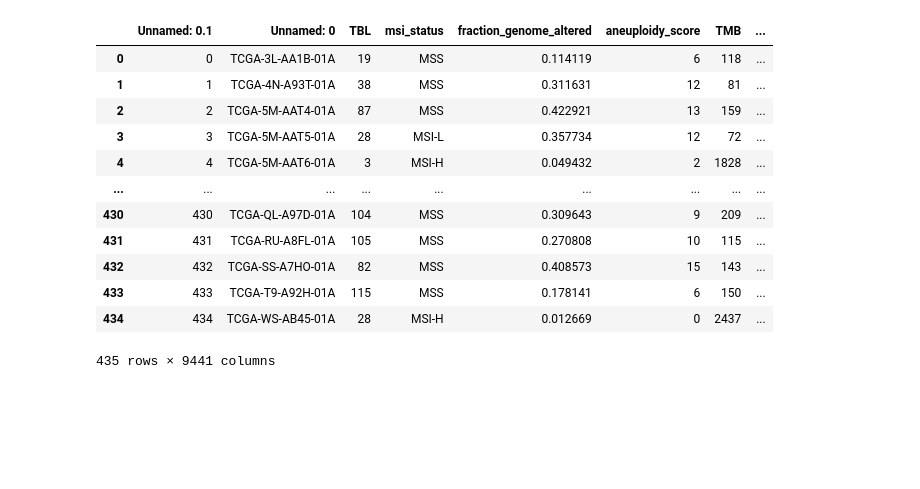
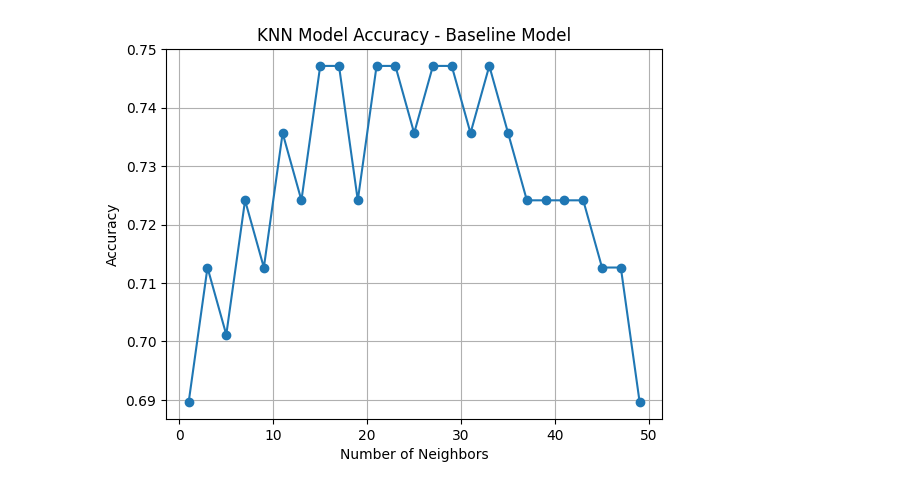
Before and after one commit to dnaae/ML-, a Jupyter notebook: KNN.ipynb, the cells around one changed output. Cells and saved outputs as stored; diff of their text form; code cells hidden in the pictures; blank space fills up the shorter version.

```diff
--- a/KNN.ipynb
+++ b/KNN.ipynb
@@ -3,31 +3,16 @@ import pandas as pd
 from sklearn.model_selection import train_test_split
 from sklearn.neighbors import KNeighborsClassifier
 from sklearn.metrics import accuracy_score
-from sklearn import preprocessing
-import numpy as np
 from sklearn.preprocessing import LabelEncoder
-from mlxtend.plotting import plot_decision_regions
 import matplotlib.pyplot as plt
 from sklearn.decomposition import PCA
 import random as random
+from sklearn.model_selection import cross_val_score
+from imblearn.over_sampling import RandomOverSampler
+from imblearn.over_sampling import SMOTE
 random.seed(0)
 # create a KNN model for the merged_filtered_data_crc.csv file
 # Load the dataset
 
 data = pd.read_csv("merged.csv")
-data
-# %% [output]
-|  | Unnamed: 0.1 | Unnamed: 0 | TBL | msi_status | fraction_genome_altered | aneuploidy_score | TMB | ... |
-| 0 | 0 | TCGA-3L-AA1B-01A | 19 | MSS | 0.114119 | 6 | 118 | ... |
-| 1 | 1 | TCGA-4N-A93T-01A | 38 | MSS | 0.311631 | 12 | 81 | ... |
-| 2 | 2 | TCGA-5M-AAT4-01A | 87 | MSS | 0.422921 | 13 | 159 | ... |
-| 3 | 3 | TCGA-5M-AAT5-01A | 28 | MSI-L | 0.357734 | 12 | 72 | ... |
-| 4 | 4 | TCGA-5M-AAT6-01A | 3 | MSI-H | 0.049432 | 2 | 1828 | ... |
-| ... | ... | ... | ... | ... | ... | ... | ... | ... |
-| 430 | 430 | TCGA-QL-A97D-01A | 104 | MSS | 0.309643 | 9 | 209 | ... |
-| 431 | 431 | TCGA-RU-A8FL-01A | 105 | MSS | 0.270808 | 10 | 115 | ... |
-| 432 | 432 | TCGA-SS-A7HO-01A | 82 | MSS | 0.408573 | 15 | 143 | ... |
-| 433 | 433 | TCGA-T9-A92H-01A | 115 | MSS | 0.178141 | 6 | 150 | ... |
-| 434 | 434 | TCGA-WS-AB45-01A | 28 | MSI-H | 0.012669 | 0 | 2437 | ... |
-435 rows × 9441 columns
 # %%
@@ -63,0 +57,26 @@ def KNN(target_variable='msi_status', test_size=0.2, random_state=42, neighbors=
+# %%
+number_of_neighbors_list = [x for x in range(1, 51, 2)]
+PCA_list = [2, 4, 6, 8, 10]
+training_size = [x / 100 for x in range(10, 100, 10)]
+cross_validation_list = [x for x in range(2, 11)]
+
+# number_of_neighbors_list = [x for x in range(1, 14, 4)]
+# PCA_list = [2, 4]
+# training_size = [x / 100 for x in range(10, 100, 30)]
+# cross_validation_list = [x for x in range(3, 12, 5)]
+# %%
+baseline_accuracy_scores = []
+baseline_neighbour_values = []
+for i in number_of_neighbors_list:
+    accuracy = KNN(neighbors=i)
+    baseline_accuracy_scores.append(accuracy)
+    baseline_neighbour_values.append(i)
+plt.plot(baseline_neighbour_values, baseline_accuracy_scores, marker='o')
+
+plt.xlabel('Number of Neighbors')
+plt.ylabel('Accuracy')
+plt.title('KNN Model Accuracy - Baseline Model')
+plt.grid(True)
+plt.show()
+# %% [output]
+[figure, added]
```
Also changed, not shown: parts of 12 cells of this notebook.
